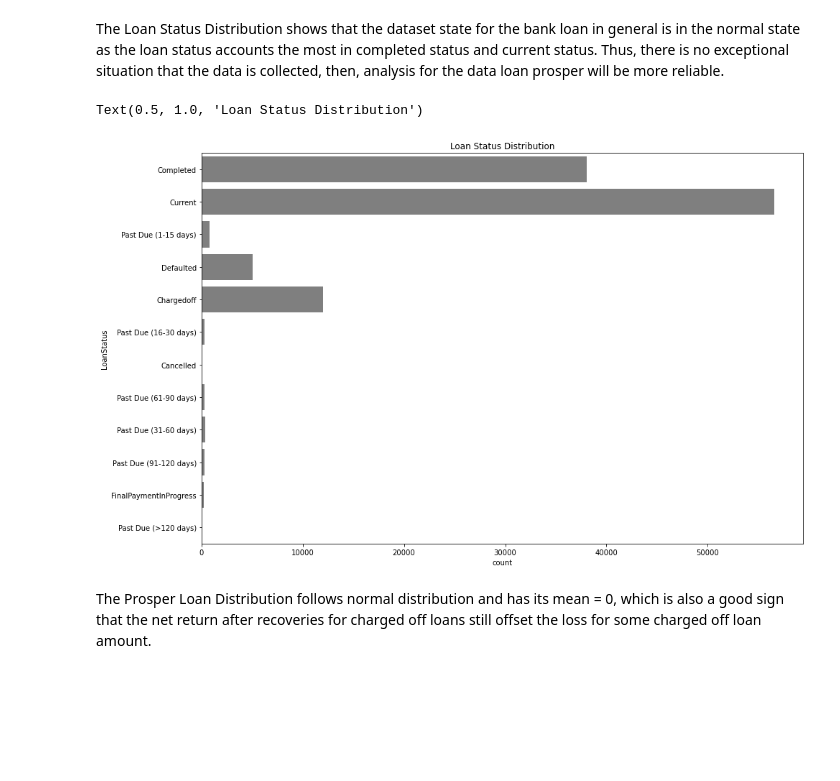
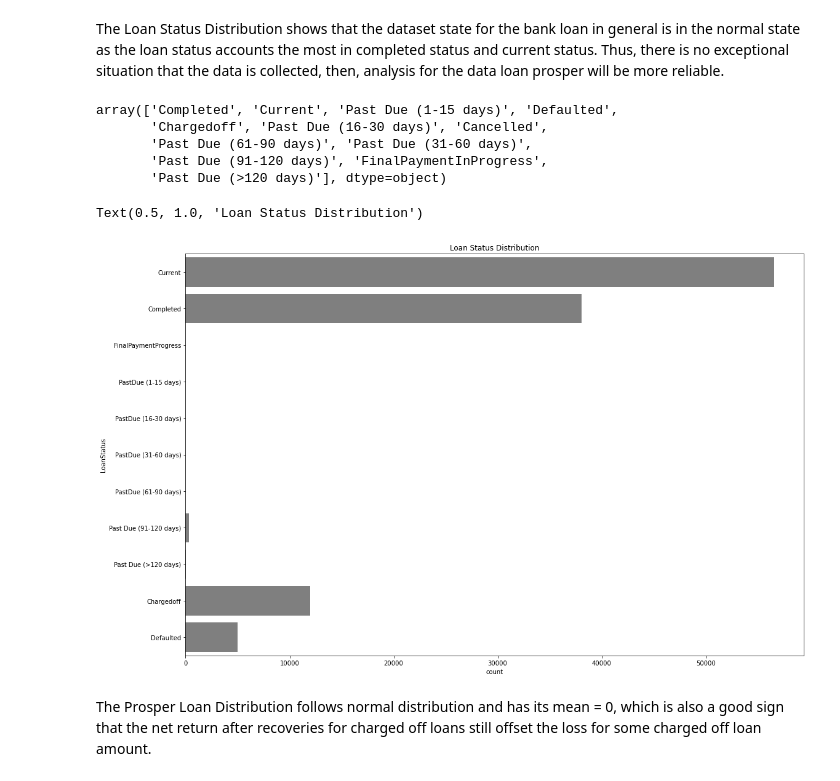
Before and after one commit to minhtutruong712/Loan-Prosper_Data-Visualization, a Jupyter notebook: Part_I_exploration_template.ipynb, the cells around one changed output. Cells and saved outputs as stored; diff of their text form; code cells hidden in the pictures; blank space fills up the shorter version.

```diff
--- a/Part_I_exploration_template.ipynb
+++ b/Part_I_exploration_template.ipynb
@@ -136,17 +136,29 @@ for p in ax.patches:
 [figure]
 # %% [markdown]
 The Loan Status Distribution shows that the dataset state for the bank loan in general is in the normal state as the loan status accounts the most in completed status and current status. Thus, there is no exceptional situation that the data is collected, then, analysis for the data loan prosper will be more reliable.
+# %%
+data.LoanStatus.unique()
+# %% [output]
+array(['Completed', 'Current', 'Past Due (1-15 days)', 'Defaulted',
+       'Chargedoff', 'Past Due (16-30 days)', 'Cancelled',
+       'Past Due (61-90 days)', 'Past Due (31-60 days)',
+       'Past Due (91-120 days)', 'FinalPaymentInProgress',
+       'Past Due (>120 days)'], dtype=object)
 # %%
 # Detect Loan Status
 # reorder category
+order = ['Current', 'Completed', 'FinalPaymentProgress', 'PastDue (1-15 days)', 'PastDue (16-30 days)', 'PastDue (31-60 days)', 'PastDue (61-90 days)','Past Due (91-120 days)', 'Past Due (>120 days)', 'Chargedoff', 'Defaulted']
+loan_status = pd.api.types.CategoricalDtype(ordered=True, categories=order)
+data['LoanStatus'] = data['LoanStatus'].astype(loan_status);
+
 # plot chart
-plt.figure(figsize = (15,10))
+plt.figure(figsize = (18,12))
 base_color = sb.color_palette()[7]
-ax=sb.countplot(data=data, y='LoanStatus', color = base_color)
+ax=sb.countplot(data=data, y='LoanStatus', color = base_color, order=data['LoanStatus'].cat.categories)
 plt.title('Loan Status Distribution')
 # %% [output]
 Text(0.5, 1.0, 'Loan Status Distribution')
-[figure, old version]
+[figure, new version]
 # %% [markdown]
 The Prosper Loan Distribution follows normal distribution and has its mean = 0, which is also a good sign that the net return after recoveries for charged off loans still offset the loss for some charged off loan amount.
 # %%
```
Also changed, not shown: parts of 1 cell of this notebook, 3 other files.
